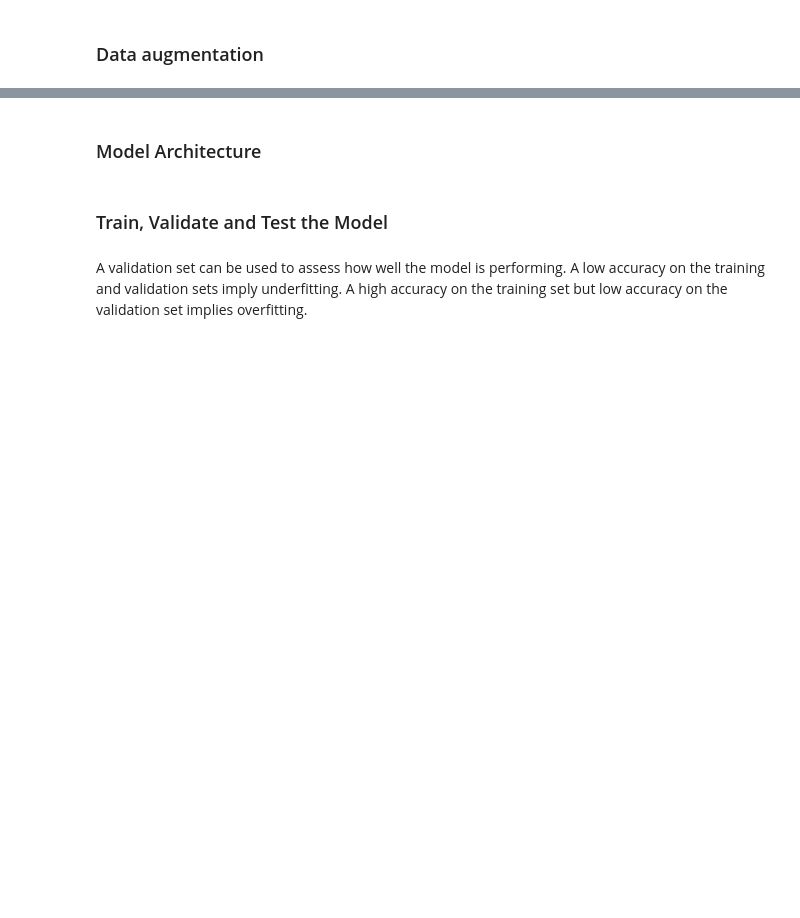
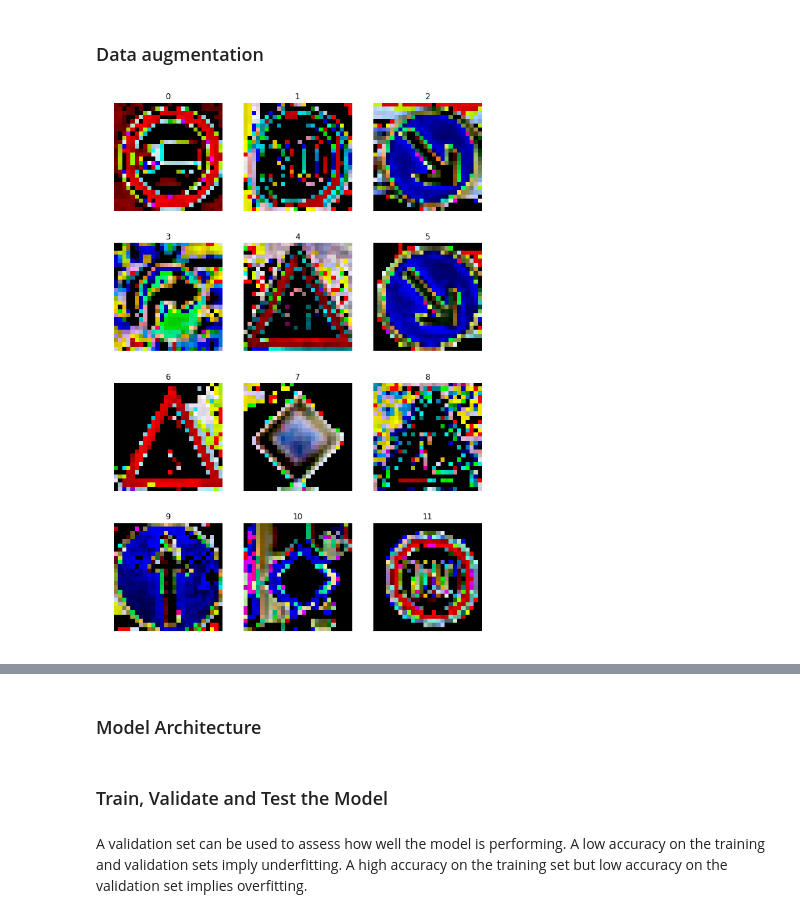
Before and after one commit to BusAI-Self-Driving-Car/carnd-traffic-sign-classifier, a Jupyter notebook: Traffic_Sign_Classifier.ipynb, the cells around one changed output, grey strips where cells are left out. Drawn from its saved outputs; the diff is of its cells as text; code cells hidden in the pictures; blank space fills up the shorter version.

Commit message:
coding on preprocessing data

```diff
--- a/Traffic_Sign_Classifier.ipynb
+++ b/Traffic_Sign_Classifier.ipynb
@@ -270,5 +212,98 @@ plt.show()
 # %% [markdown]
 ### Data augmentation
+# %%
+# Image processing functions to perform the following image manipulations:
+# - Grayscale
+# - Apply CLAHE
+# - Normalize
+# - Crop
+# - Sharpen
+# - Obtain the image's contrast
+# - Histogram-equalize
+
+import cv2
+
+def grayscale(img):
+    """Applies the Grayscale transform
+    This will return an image with only one color channel
+    but NOTE: to see the returned image as grayscale
+    you should call plt.imshow(gray, cmap='gray')"""
+    shape = img.shape
+    img = cv2.cvtColor(img, cv2.COLOR_BGR2GRAY)
+    img = img.reshape((shape[0],shape[1],1))
+    return img
+
+def applyCLAHE(img):
+    """
+    Apply local contrast maximization to a single channel uint8 image
+    """
+    clahe = cv2.createCLAHE(clipLimit=4.0, tileGridSize=(4,4))
+    img_clahe = clahe.apply(img)
+    return img_clahe
+
+def normalize(img):
+    """
+    Normalize the image data with Min-Max scaling to a range of [0.1, 0.9]
+    :param image_data: The image data to be normalized
+    :return: Normalized image data
+    """
+    # Implement Min-Max scaling for image data
+    dst = np.zeros((800, 800))
+    dst = cv2.normalize(img, dst, 0, 255, norm_type=cv2.NORM_MINMAX)
+    return dst
+
+def crop(img, mar=0):
+    c_x, c_y = int(img.shape[0]/2), int(img.shape[1]/2)
+    sh_x, sh_y = int(image_shape[0]/2-mar), int(image_shape[1]/2-mar)
+    return img[(c_x-sh_x):(c_x+sh_x), (c_y-sh_y):(c_y+sh_y)]
+
+def sharpen(img):
+    gb = cv2.GaussianBlur(img, (5,5), 20.0)
+    return cv2.addWeighted(img, 2, gb, -1, 0)
+
+# Compute linear image transformation ing*s+m
+def linear_img(img, s=1.0, m=0.0):
+    img2 = cv2.multiply(img, np.array([s]))
+    return cv2.add(img2, np.array([m]))
+
+def contrast_img(img, s=1.0):
+    m = 127.0*(1.0-s)
+    return linear_img(img, s, m)
+
+def equal_hist(img):
+    image = np.copy(img)
+    for i in range(image.shape[-1]):
+        image[:,:,i] = cv2.equalizeHist(image[:,:,i])
+    return image
+
+def transform_img(img):
+    img = normalize(img)
+    img = sharpen(img)
+    img = crop(img, 3)
+    img = contrast_img(img, 1.5)
+    img = equal_hist(img)
+    return img
+
+# this function will be used to preprocess all images
+def preprocess_images(images):
+    batch = np.zeros((images.shape[0],26,26,3))
+    for i in range(len(images)):
+        img = images[i,:]
+        batch[i] = transform_img(img)
+    return batch
+
+# unit test: plot a few to see the result
+images = preprocess_images(X_test[0:12])
+# images = X_test[0:12]
+plt.figure(figsize=(10, 15))
+for i in range(0, 12):
+    plt.subplot(4, 3, i+1)
+    plt.imshow(images[i]) #draw the first image of each class
+    plt.title(i)
+    plt.axis('off')
+plt.show()
+# %% [output]
+[figure, added]
 # %%
 # Image processing functions to perform the following image manipulations:
 # - Transform the perspective
```
Also changed, not shown: parts of 6 cells of this notebook, 1 other file.
